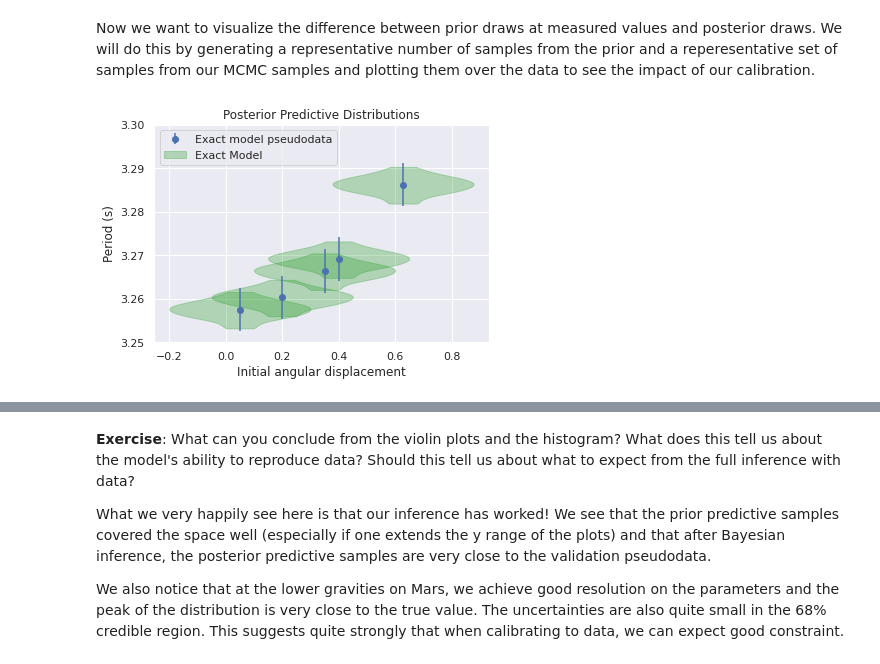
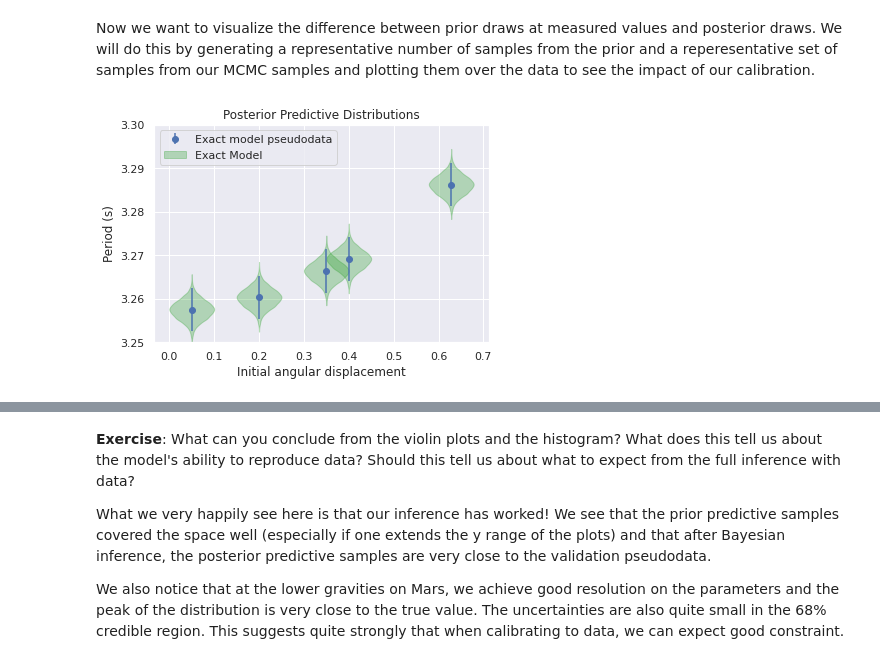
Before and after one commit to JETSCAPE/SummerSchool2021, a Jupyter notebook: Jul27_BayesianOverview/Bayesian-Inference-Pendulum.ipynb, the cells around one changed output, grey strips where cells are left out. Drawn from its saved outputs; the diff is of its cells as text; code cells hidden in the pictures.

```diff
--- a/Jul27_BayesianOverview/Bayesian-Inference-Pendulum-Short-AnswerKey.ipynb
+++ b/Jul27_BayesianOverview/Bayesian-Inference-Pendulum.ipynb
@@ -931,10 +970,12 @@ periods_prior_ex = [[group[i][0] for i in range(len(group))] \
 angles_prior_ex = [[closure_displacements[i]for i in range(len(group))] \
                    for group in prior_predictive_exact]
 # %%
-# Draw the last 1000 samples from the MCMC chain and calculate periods
+##### Block 28: Draw some samples from the MCMC chain and calculate the posterior predictives #####
+
+# Draw the samples from the MCMC chain and calculate periods
 
 # Draw
-posterior_draws_ex_g = df_validation_chain_ex['g'][::1000].values
+posterior_draws_ex_g = df_validation_chain_ex['g'][::10].values
 
 
 # Calculate
@@ -947,28 +988,31 @@ periods_post_ex = [[group[i][0] for i in range(len(group))] for group in posteri
 angles_post_ex = [[closure_displacements[i] for i in range(len(group))] \
                   for group in posterior_predictive_exact]
 # %%
+##### Block 29: Visualize the posterior predictive distribution #####
+
 # Make violin plots to visualize distributions at each point
+# These are like box and whisker plots, but the width corresponds to the probability density.
 
 plt.figure(1)
 
 pseudodata = plt.errorbar(closure_theta,closure_means_ex,yerr=closure_stds_ex,label='Exact model pseudodata',fmt='o')
-violinex = plt.violinplot([np.array(periods_post_ex)[:,i] for i in range(len(closure_theta))],np.array(closure_theta),showmeans=False, showextrema=False, showmedians=False)
+violinex = plt.violinplot([np.array(periods_post_ex)[:,i] for i in range(len(closure_theta))],np.array(closure_theta),showmeans=False, showextrema=False, showmedians=False, widths=0.1)
 
 for pc in violinex['bodies']:
     pc.set_facecolor('tab:green')
     pc.set_edgecolor('tab:green')
 
 post_patch = mpatches.Patch(color='tab:green', alpha=0.3, label='Exact Model')
 
 plt.xlabel(r"Initial angular displacement")
 plt.ylabel(r"Period (s)")
 plt.title(r"Posterior Predictive Distributions")
 plt.legend(handles=[pseudodata,post_patch],loc=2)
 
 plt.ylim(3.25,3.3)
 plt.savefig('closure_predictives.png',dpi=600)
 
 plt.show()
 # %% [output]
-[figure, old version]
+[figure, new version]
 # %%
```
Also changed, not shown: parts of 61 cells of this notebook, 1 other file.
